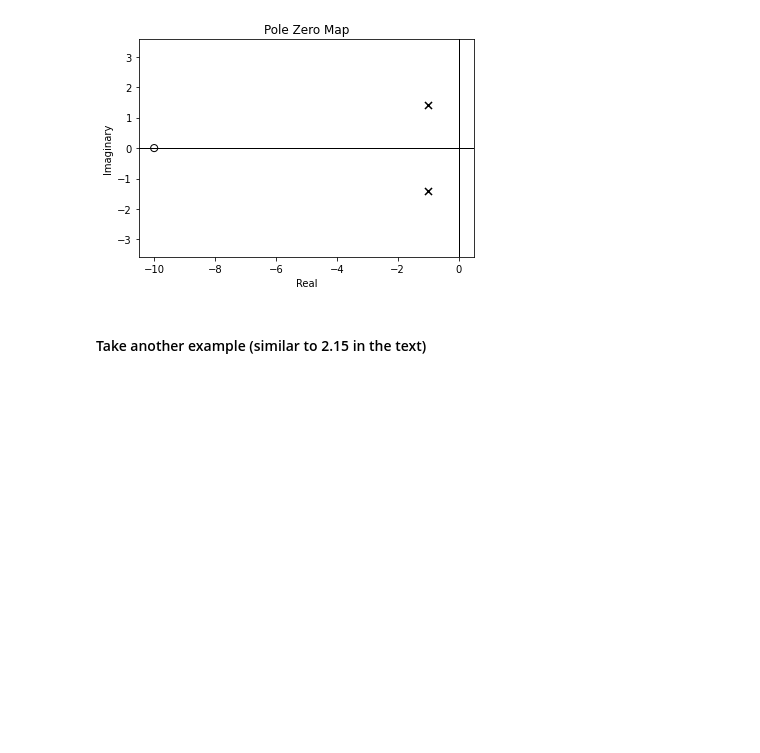
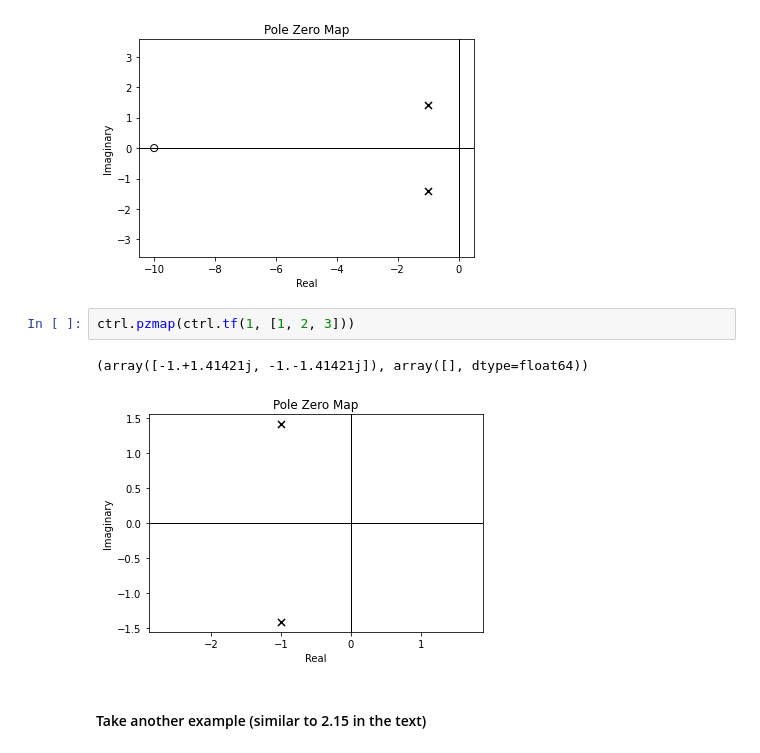
Before and after one commit to josephcslater/Tennessee_Tech_ECE_3210_public, a Jupyter notebook: 2.9 The Simulation of Systems.ipynb, the cells around one changed output. Drawn from its saved outputs; the diff is of its cells as text; blank space fills up the shorter version.

```diff
--- a/2.9 The Simulation of Systems.ipynb
+++ b/2.9 The Simulation of Systems.ipynb
@@ -89,6 +93,11 @@ p, z
 # %% [output]
 (array([-1.+1.41421j, -1.-1.41421j]), array([-10.]))
 [figure]
+# %%
+ctrl.pzmap(ctrl.tf(1, [1, 2, 3]))
+# %% [output]
+(array([-1.+1.41421j, -1.-1.41421j]), array([], dtype=float64))
+[figure, added]
 # %% [markdown]
 #### Take another example (similar to 2.15 in the text)
 # %% [markdown]
```
Also changed, not shown: parts of 4 cells of this notebook.
